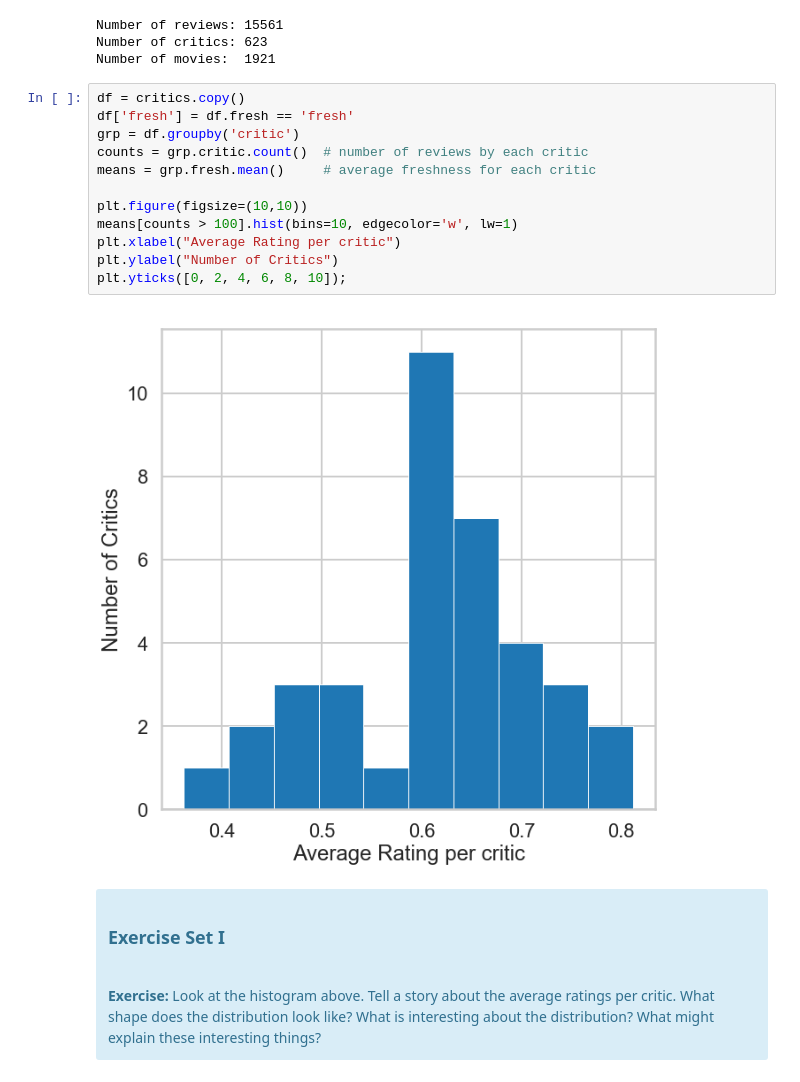
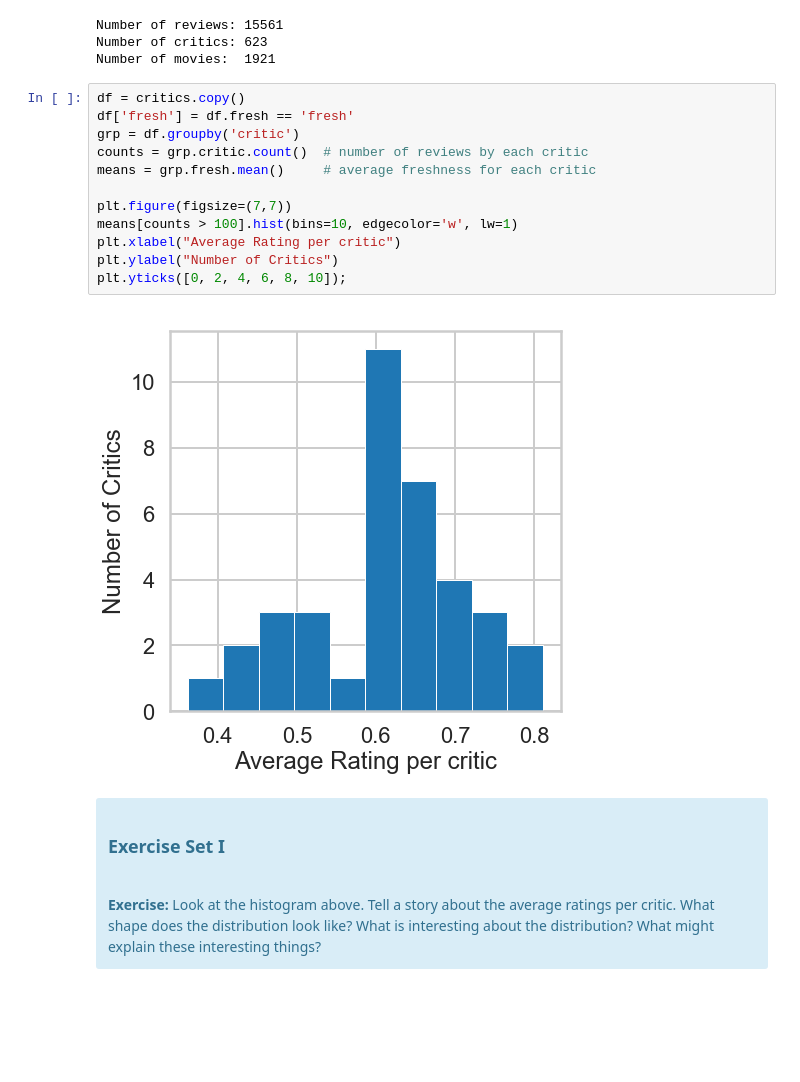
Before and after one commit to mwon3919/Springboard-miniprojects, a Jupyter notebook: Machine Learning/naive_bayes/Mini_Project_Naive_Bayes.ipynb, the cells around one changed output. Saved outputs shown, nothing was run; the diff lists cells and outputs as text; blank space fills up the shorter version.

```diff
--- a/Machine Learning/naive_bayes/Mini_Project_Naive_Bayes.ipynb
+++ b/Machine Learning/naive_bayes/Mini_Project_Naive_Bayes.ipynb
@@ -64,17 +64,17 @@ Number of movies:  1921
 # %%
 df = critics.copy()
 df['fresh'] = df.fresh == 'fresh'
 grp = df.groupby('critic')
 counts = grp.critic.count()  # number of reviews by each critic
 means = grp.fresh.mean()     # average freshness for each critic
 
-plt.figure(figsize=(10,10))
+plt.figure(figsize=(7,7))
 means[counts > 100].hist(bins=10, edgecolor='w', lw=1)
 plt.xlabel("Average Rating per critic")
 plt.ylabel("Number of Critics")
 plt.yticks([0, 2, 4, 6, 8, 10]);
 # %% [output]
-[figure, old version]
+[figure, new version]
 # %% [markdown]
 <div class="span5 alert alert-info">
 <h3>Exercise Set I</h3>
```
Also changed, not shown: parts of 1 cell of this notebook.
